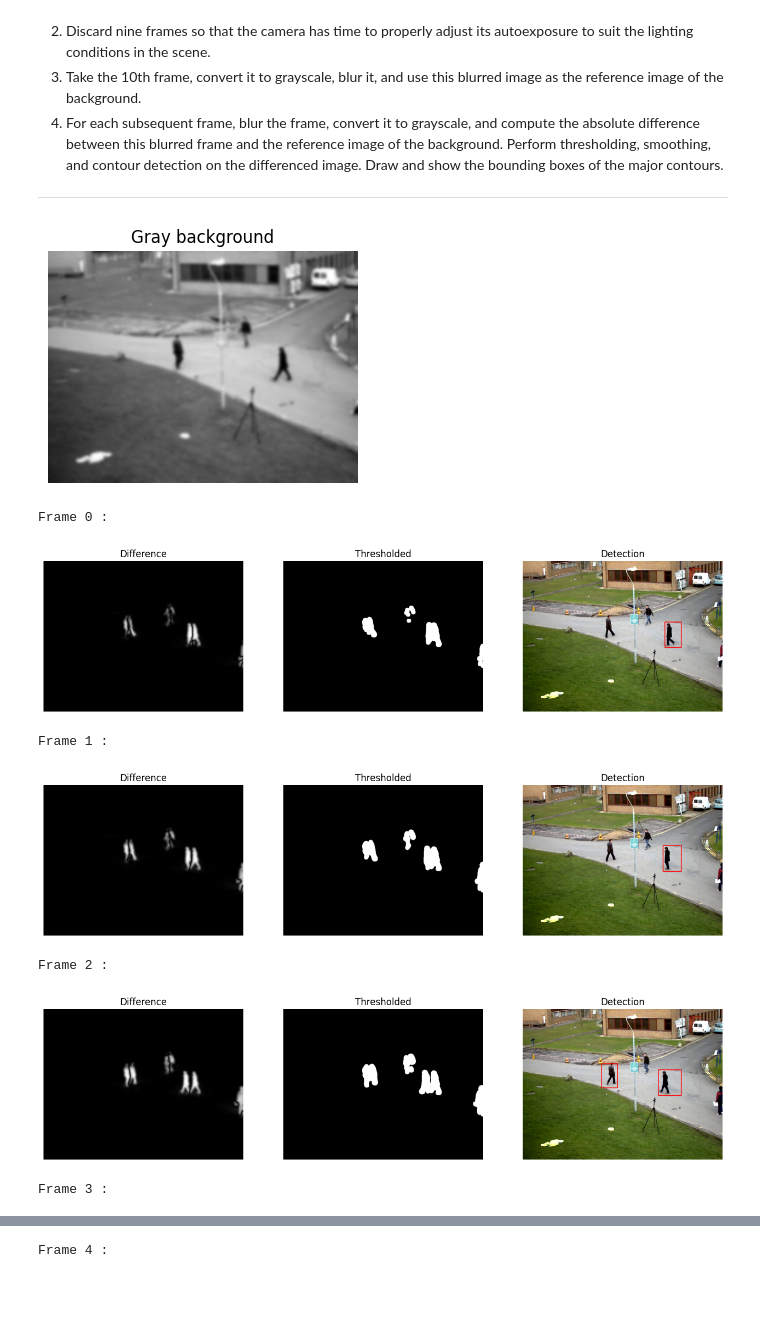
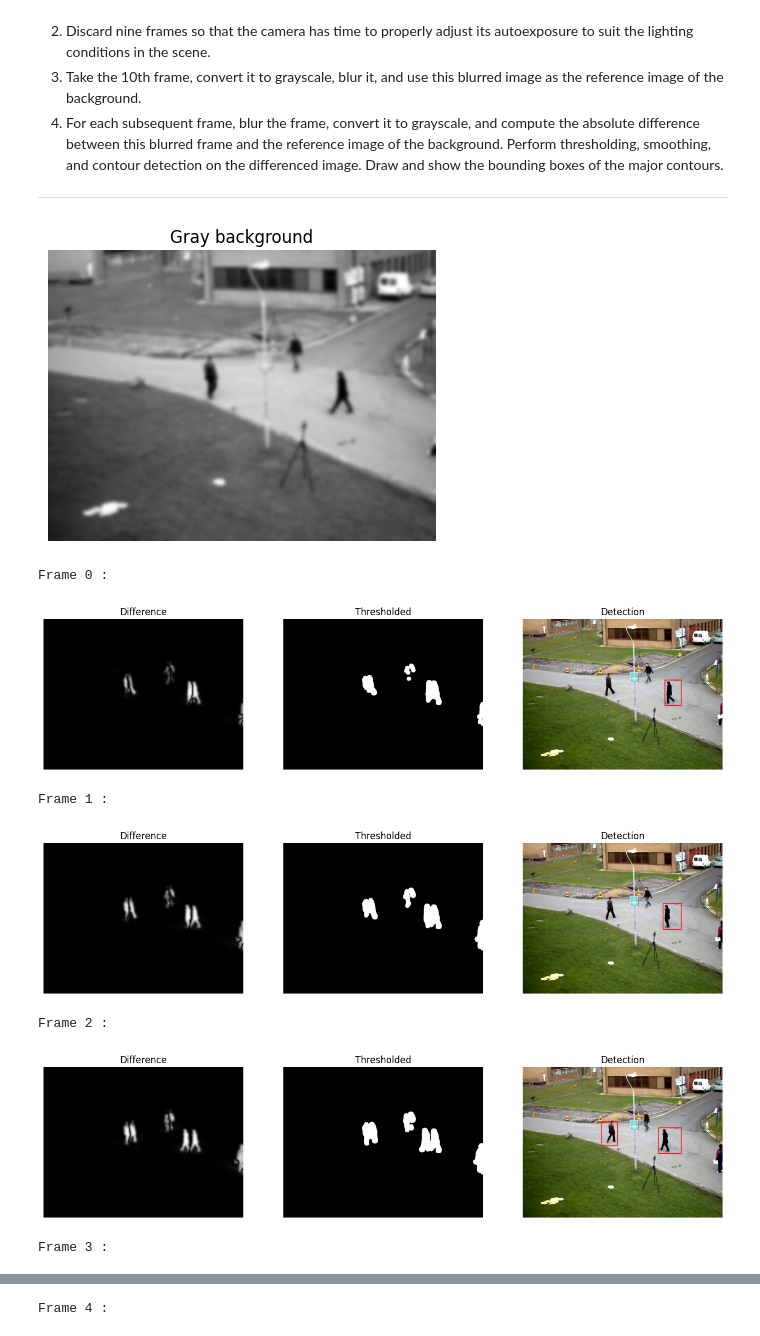
Before and after one commit to ZahraEk/OpenCV-Course, a Jupyter notebook: basic_motion_detection.ipynb, the cells around one changed output, grey strips where cells are left out. Saved outputs shown, nothing was run; the diff lists cells and outputs as text; code cells hidden in the pictures; blank space fills up the shorter version.

```diff
--- a/basic_motion_detection.ipynb
+++ b/basic_motion_detection.ipynb
@@ -37,7 +37,7 @@ gray_background = cv2.cvtColor(frame, cv2.COLOR_BGR2GRAY)
 gray_background = cv2.GaussianBlur(gray_background, (BLUR_RADIUS, BLUR_RADIUS), 0)
 
 # Show gray background
-plt.figure(figsize = (4,4))
+plt.figure(figsize = (5,5))
 plt.imshow(gray_background, cmap='gray')
 plt.title('Gray background')
 plt.axis('off')
@@ -67,34 +67,34 @@ for i in range(5):
     contours, hier = cv2.findContours(thresh, cv2.RETR_EXTERNAL, cv2.CHAIN_APPROX_SIMPLE)
 
     # Loop through detected contours and draw bounding rectangles for large ones
     for c in contours:
         if cv2.contourArea(c) > 4000:
             x, y, w, h = cv2.boundingRect(c)
             cv2.rectangle(frame, (x, y), (x+w, y+h), (0, 0, 255), 2)
 
     # Create a subplot for each image and display it
     print(f"\nFrame {i} :\n")
     f, subplt = plt.subplots(1,3, figsize=(16,12))
 
     subplt[0].imshow(diff, cmap='gray')
     subplt[0].set_title('Difference')
     subplt[0].axis('off')
 
     subplt[1].imshow(thresh, cmap='gray')
     subplt[1].set_title('Thresholded')
     subplt[1].axis('off')
 
     subplt[2].imshow(cv2.cvtColor(frame, cv2.COLOR_BGR2RGB))
     subplt[2].set_title('Detection')
     subplt[2].axis('off')
 
     plt.show()
 
 # Release the video capture object and close OpenCV windows
 cap.release()
 cv2.destroyAllWindows()
 # %% [output]
-[figure, old version]
+[figure, new version]
 Frame 0 :
 [figure]
 Frame 1 :
```
